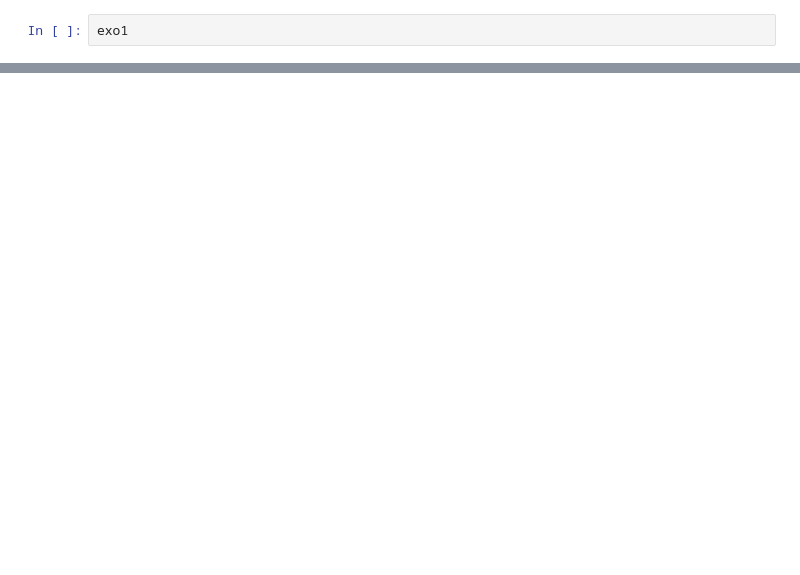
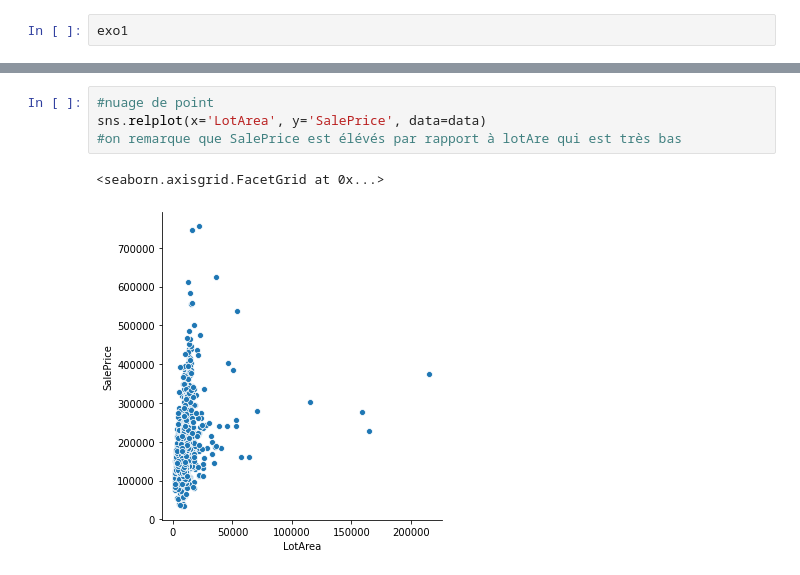
Before and after one commit to oulima/Python, a Jupyter notebook: exo1.ipynb, the cells around one changed output, grey strips where cells are left out. Drawn from its saved outputs; the diff is of its cells as text; blank space fills up the shorter version.

```diff
--- a/exo1.ipynb
+++ b/exo1.ipynb
@@ -24,0 +36,7 @@ data.describe()
+# %%
+#nuage de point
+sns.relplot(x='LotArea', y='SalePrice', data=data)
+#on remarque que SalePrice est élévés par rapport à lotAre qui est très bas
+# %% [output]
+<seaborn.axisgrid.FacetGrid at 0x...>
+[figure, added]
```
Also changed, not shown: parts of 5 cells of this notebook.
